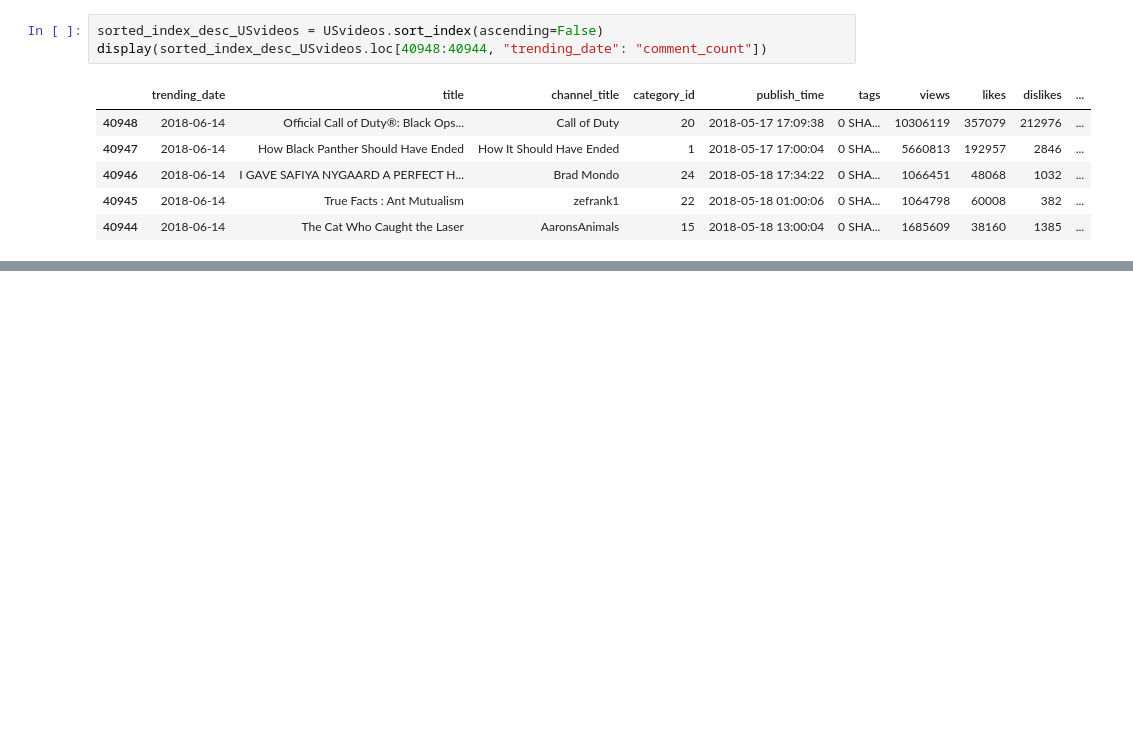
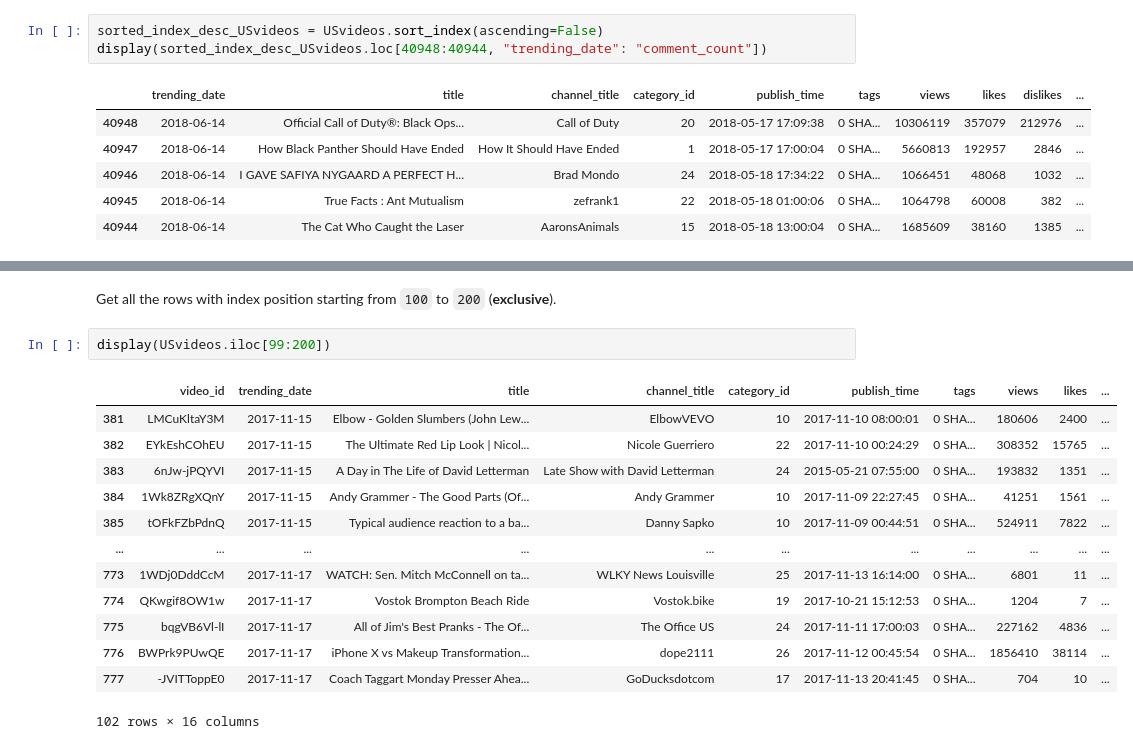
Before and after one commit to christiane-bacani/applied-data-science, a Jupyter notebook: mini-projects/pandas_loc-iloc/notebooks/pandas_loc-iloc.ipynb, the cells around one changed output, grey strips where cells are left out. Cells and saved outputs as stored; diff of their text form; blank space fills up the shorter version.

```diff
--- a/mini-projects/pandas_loc-iloc/notebooks/pandas_loc-iloc.ipynb
+++ b/mini-projects/pandas_loc-iloc/notebooks/pandas_loc-iloc.ipynb
@@ -423,0 +471,18 @@ display(sorted_index_desc_USvideos.loc[40948:40944, "trending_date": "comment_co
+# %% [markdown]
+Get all the rows with index position starting from ``100`` to ``200`` (**exclusive**).
+# %%
+display(USvideos.iloc[99:200])
+# %% [output]
+|  | video_id | trending_date | title | channel_title | category_id | publish_time | tags | views | likes | ... |
+| 381 | LMCuKltaY3M | 2017-11-15 | Elbow - Golden Slumbers (John Lew... | ElbowVEVO | 10 | 2017-11-10 08:00:01 | 0 SHA... | 180606 | 2400 | ... |
+| 382 | EYkEshCOhEU | 2017-11-15 | The Ultimate Red Lip Look | Nicol... | Nicole Guerriero | 22 | 2017-11-10 00:24:29 | 0 SHA... | 308352 | 15765 | ... |
+| 383 | 6nJw-jPQYVI | 2017-11-15 | A Day in The Life of David Letterman | Late Show with David Letterman | 24 | 2015-05-21 07:55:00 | 0 SHA... | 193832 | 1351 | ... |
+| 384 | 1Wk8ZRgXQnY | 2017-11-15 | Andy Grammer - The Good Parts (Of... | Andy Grammer | 10 | 2017-11-09 22:27:45 | 0 SHA... | 41251 | 1561 | ... |
+| 385 | tOFkFZbPdnQ | 2017-11-15 | Typical audience reaction to a ba... | Danny Sapko | 10 | 2017-11-09 00:44:51 | 0 SHA... | 524911 | 7822 | ... |
+| ... | ... | ... | ... | ... | ... | ... | ... | ... | ... | ... |
+| 773 | 1WDj0DddCcM | 2017-11-17 | WATCH: Sen. Mitch McConnell on ta... | WLKY News Louisville | 25 | 2017-11-13 16:14:00 | 0 SHA... | 6801 | 11 | ... |
+| 774 | QKwgif8OW1w | 2017-11-17 | Vostok Brompton Beach Ride | Vostok.bike | 19 | 2017-10-21 15:12:53 | 0 SHA... | 1204 | 7 | ... |
+| 775 | bqgVB6Vl-lI | 2017-11-17 | All of Jim's Best Pranks - The Of... | The Office US | 24 | 2017-11-11 17:00:03 | 0 SHA... | 227162 | 4836 | ... |
+| 776 | BWPrk9PUwQE | 2017-11-17 | iPhone X vs Makeup Transformation... | dope2111 | 26 | 2017-11-12 00:45:54 | 0 SHA... | 1856410 | 38114 | ... |
+| 777 | -JVITToppE0 | 2017-11-17 | Coach Taggart Monday Presser Ahea... | GoDucksdotcom | 17 | 2017-11-13 20:41:45 | 0 SHA... | 704 | 10 | ... |
+102 rows × 16 columns
```
Also changed, not shown: parts of 13 cells of this notebook.
